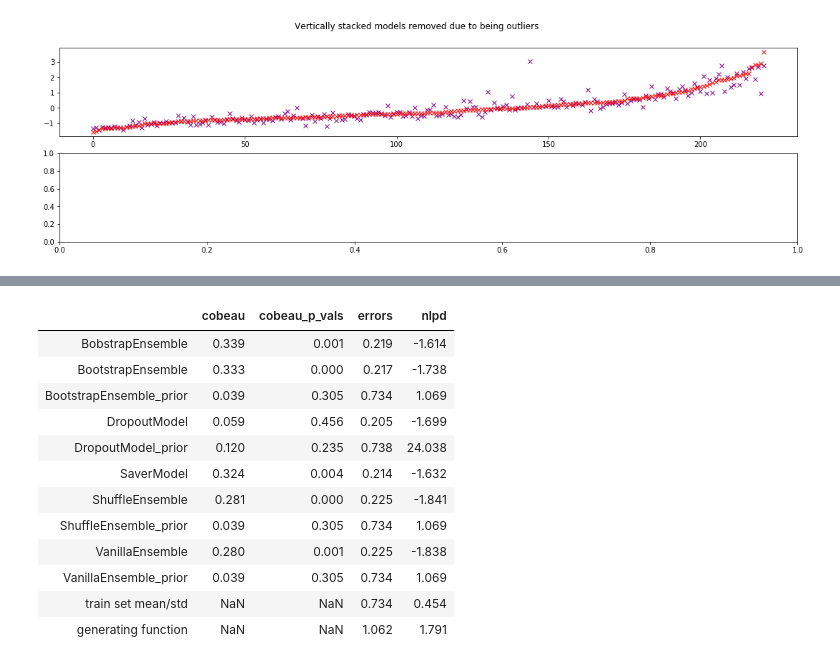
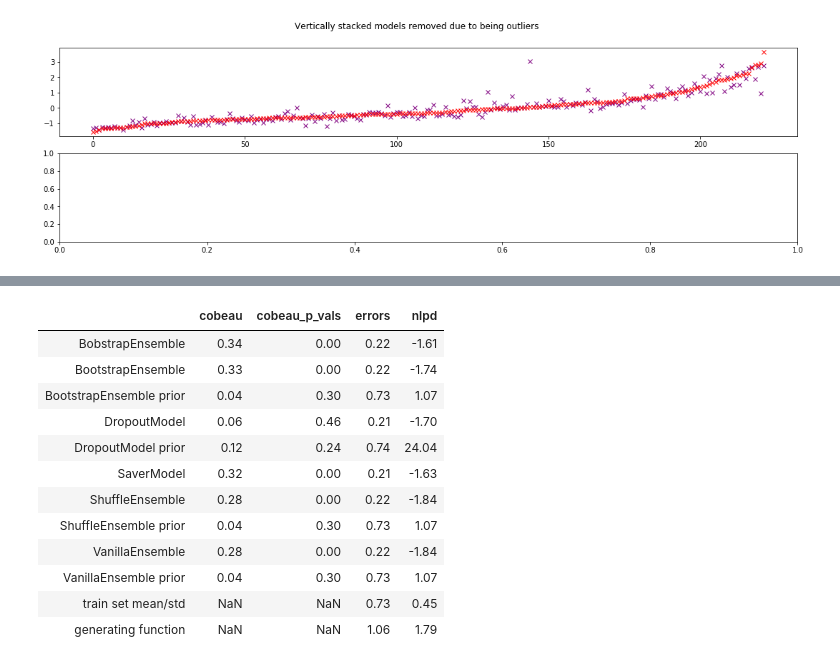
Before and after one commit to wooohoooo/uncertainty_regression_pytorch, a Jupyter notebook: models/analysis.ipynb, the cells around one changed output, grey strips where cells are left out. Cells and saved outputs as stored; diff of their text form; code cells hidden in the pictures.

Commit message:
Update analysis.ipynb
+ optimized tables

```diff
--- a/models/analysis.ipynb
+++ b/models/analysis.ipynb
@@ -261,7 +261,7 @@ for file in files:
     means_dict[analyzer.model_name] = df2.describe().loc['mean']
 
     try:
-        means_dict[analyzer.model_name+'_prior'] = {'nlpd': np.mean(analyzer.stats_dict['analysis']['prior_nlpd']),
+        means_dict[analyzer.model_name+' prior'] = {'nlpd': np.mean(analyzer.stats_dict['analysis']['prior_nlpd']),
                                                     'errors': np.mean(analyzer.stats_dict['analysis']['prior_test_errors']),
                                                     'cobeau': np.mean(analyzer.stats_dict['analysis']['prior_cobeau']),
                                                     'cobeau_p_vals': np.mean(analyzer.stats_dict['analysis']['prior_cobeau_p'])
@@ -278,7 +278,7 @@ for file in files:
     stds_dict[analyzer.model_name] = df2.describe().loc['std']
 
     try:
-        stds_dict[analyzer.model_name+'_prior'] = {'nlpd': np.std(analyzer.stats_dict['analysis']['prior_nlpd']),
+        stds_dict[analyzer.model_name+' prior'] = {'nlpd': np.std(analyzer.stats_dict['analysis']['prior_nlpd']),
                                                     'errors': np.std(analyzer.stats_dict['analysis']['prior_test_errors']),
                                                     'cobeau': np.std(analyzer.stats_dict['analysis']['prior_cobeau']),
                                                     'cobeau_p_vals': np.std(analyzer.stats_dict['analysis']['prior_cobeau_p'])
@@ -388,7 +385,9 @@ means_dict
 
 pd_means = pd_means.dropna(1)
 pd_means['train set mean/std'] = [analyzer.stupid_function_nlpd,analyzer.stupid_function_error, None, None][::-1]
-pd_means['generating function'] = [analyzer.original_function_nlpd,analyzer.original_function_error , None, None][::-1]
+if toy:
+    pd_means['generating function'] = [analyzer.original_function_nlpd,analyzer.original_function_error , None, None][::-1]
+pd_means = pd_means.round(2)
 # %%
 pd_means.head()
 # %% [output]
@@ -421,16 +399,16 @@ generating function     &     NaN &            NaN &   1.062 &   1.791 \\
 # %%
-pd_means.round(3).T
+pd_means.T
 # %% [output]
 |  | cobeau | cobeau_p_vals | errors | nlpd |
-| BobstrapEnsemble | 0.339 | 0.001 | 0.219 | -1.614 |
-| BootstrapEnsemble | 0.333 | 0.000 | 0.217 | -1.738 |
-| BootstrapEnsemble_prior | 0.039 | 0.305 | 0.734 | 1.069 |
-| DropoutModel | 0.059 | 0.456 | 0.205 | -1.699 |
-| DropoutModel_prior | 0.120 | 0.235 | 0.738 | 24.038 |
-| SaverModel | 0.324 | 0.004 | 0.214 | -1.632 |
-| ShuffleEnsemble | 0.281 | 0.000 | 0.225 | -1.841 |
-| ShuffleEnsemble_prior | 0.039 | 0.305 | 0.734 | 1.069 |
-| VanillaEnsemble | 0.280 | 0.001 | 0.225 | -1.838 |
-| VanillaEnsemble_prior | 0.039 | 0.305 | 0.734 | 1.069 |
-| train set mean/std | NaN | NaN | 0.734 | 0.454 |
-| generating function | NaN | NaN | 1.062 | 1.791 |
+| BobstrapEnsemble | 0.34 | 0.00 | 0.22 | -1.61 |
+| BootstrapEnsemble | 0.33 | 0.00 | 0.22 | -1.74 |
+| BootstrapEnsemble prior | 0.04 | 0.30 | 0.73 | 1.07 |
+| DropoutModel | 0.06 | 0.46 | 0.21 | -1.70 |
+| DropoutModel prior | 0.12 | 0.24 | 0.74 | 24.04 |
+| SaverModel | 0.32 | 0.00 | 0.21 | -1.63 |
+| ShuffleEnsemble | 0.28 | 0.00 | 0.22 | -1.84 |
+| ShuffleEnsemble prior | 0.04 | 0.30 | 0.73 | 1.07 |
+| VanillaEnsemble | 0.28 | 0.00 | 0.22 | -1.84 |
+| VanillaEnsemble prior | 0.04 | 0.30 | 0.73 | 1.07 |
+| train set mean/std | NaN | NaN | 0.73 | 0.45 |
+| generating function | NaN | NaN | 1.06 | 1.79 |
```
Also changed, not shown: parts of 26 cells of this notebook.
